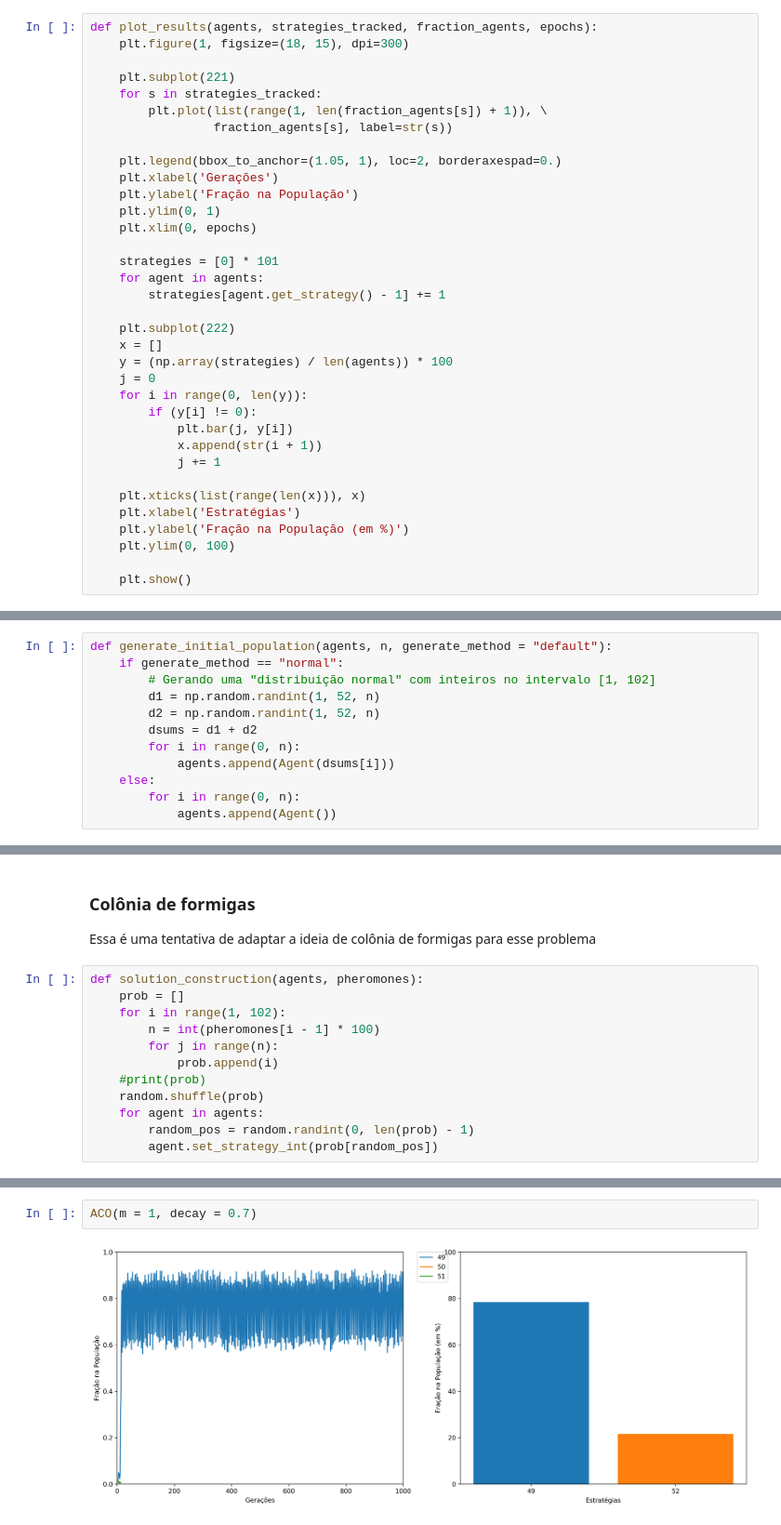
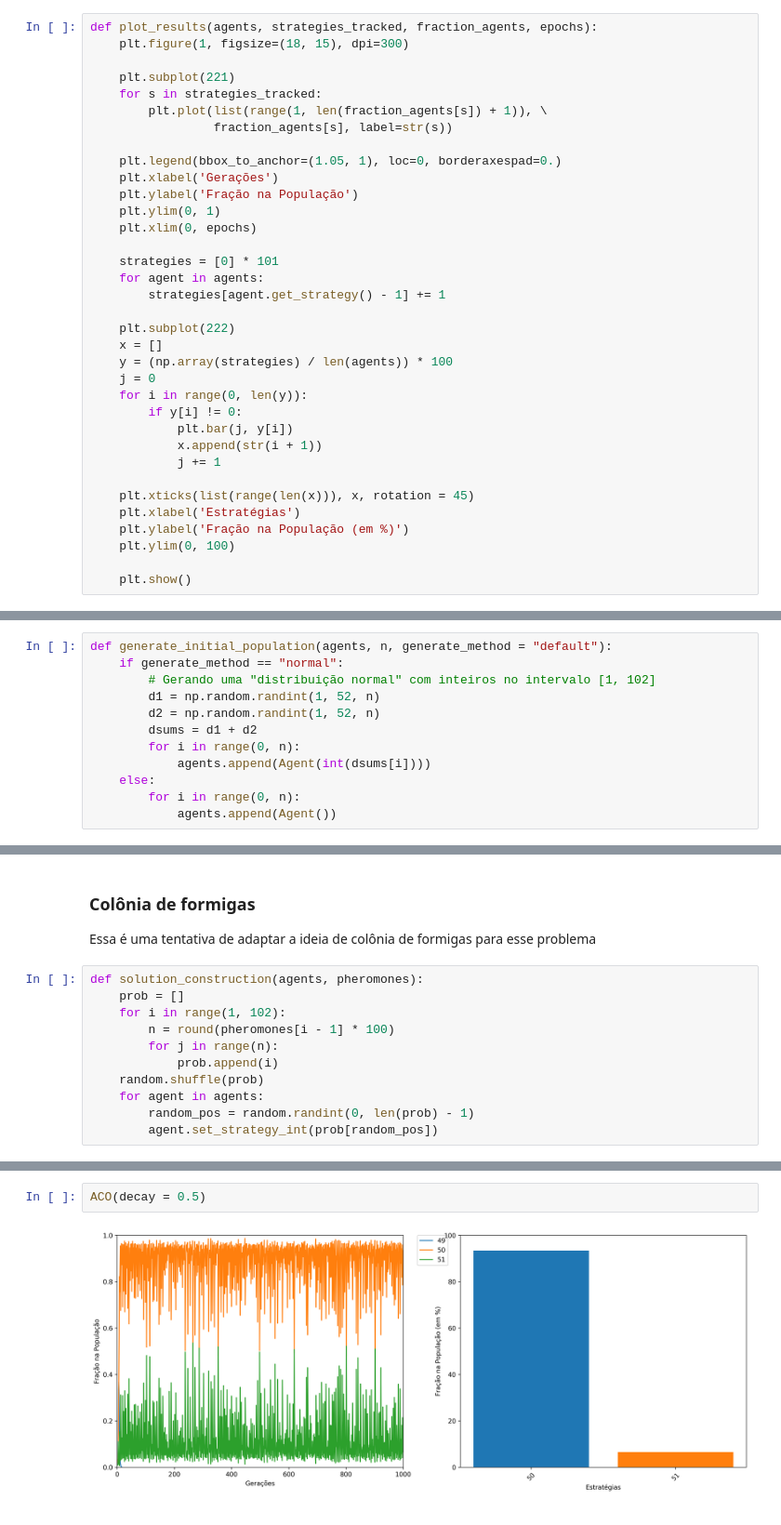
Before and after one commit to gaabrielfranco/game-theory-w1, a Jupyter notebook: twin-sisters.ipynb, the cells around one changed output, grey strips where cells are left out. Shown at 93% size. Cells and saved outputs as stored; diff of their text form.

```diff
--- a/twin-sisters.ipynb
+++ b/twin-sisters.ipynb
@@ -119,7 +119,7 @@ def plot_results(agents, strategies_tracked, fraction_agents, epochs):
         plt.plot(list(range(1, len(fraction_agents[s]) + 1)), \
                  fraction_agents[s], label=str(s))
 
-    plt.legend(bbox_to_anchor=(1.05, 1), loc=2, borderaxespad=0.)
+    plt.legend(bbox_to_anchor=(1.05, 1), loc=0, borderaxespad=0.)
     plt.xlabel('Gerações')
     plt.ylabel('Fração na População')
     plt.ylim(0, 1)
@@ -134,12 +134,12 @@ def plot_results(agents, strategies_tracked, fraction_agents, epochs):
     y = (np.array(strategies) / len(agents)) * 100
     j = 0
     for i in range(0, len(y)):
-        if (y[i] != 0):
+        if y[i] != 0:
             plt.bar(j, y[i])
             x.append(str(i + 1))
             j += 1
 
-    plt.xticks(list(range(len(x))), x)
+    plt.xticks(list(range(len(x))), x, rotation = 45)
     plt.xlabel('Estratégias')
     plt.ylabel('Fração na População (em %)')
     plt.ylim(0, 100)
@@ -157,7 +157,7 @@ def generate_initial_population(agents, n, generate_method = "default"):
         d2 = np.random.randint(1, 52, n)
         dsums = d1 + d2
         for i in range(0, n):
-            agents.append(Agent(dsums[i]))
+            agents.append(Agent(int(dsums[i])))
     else:
         for i in range(0, n):
             agents.append(Agent())
@@ -323,10 +309,9 @@ Essa é uma tentativa de adaptar a ideia de colônia de formigas para esse probl
 def solution_construction(agents, pheromones):
     prob = []
     for i in range(1, 102):
-        n = int(pheromones[i - 1] * 100)
+        n = round(pheromones[i - 1] * 100)
         for j in range(n):
             prob.append(i)
-    #print(prob)
     random.shuffle(prob)
     for agent in agents:
         random_pos = random.randint(0, len(prob) - 1)
@@ -405,6 +386,6 @@ def ACO(iterations = 1000, n = 1000, k = 100, m = 10, decay = 0.7):
 
     plot_results(agents, strategies_tracked, fraction_agents, iterations)
 # %%
-ACO(m = 1, decay = 0.7)
+ACO(decay = 0.5)
 # %% [output]
-[figure, old version]
+[figure, new version]
```
Also changed, not shown: parts of 19 cells of this notebook.
